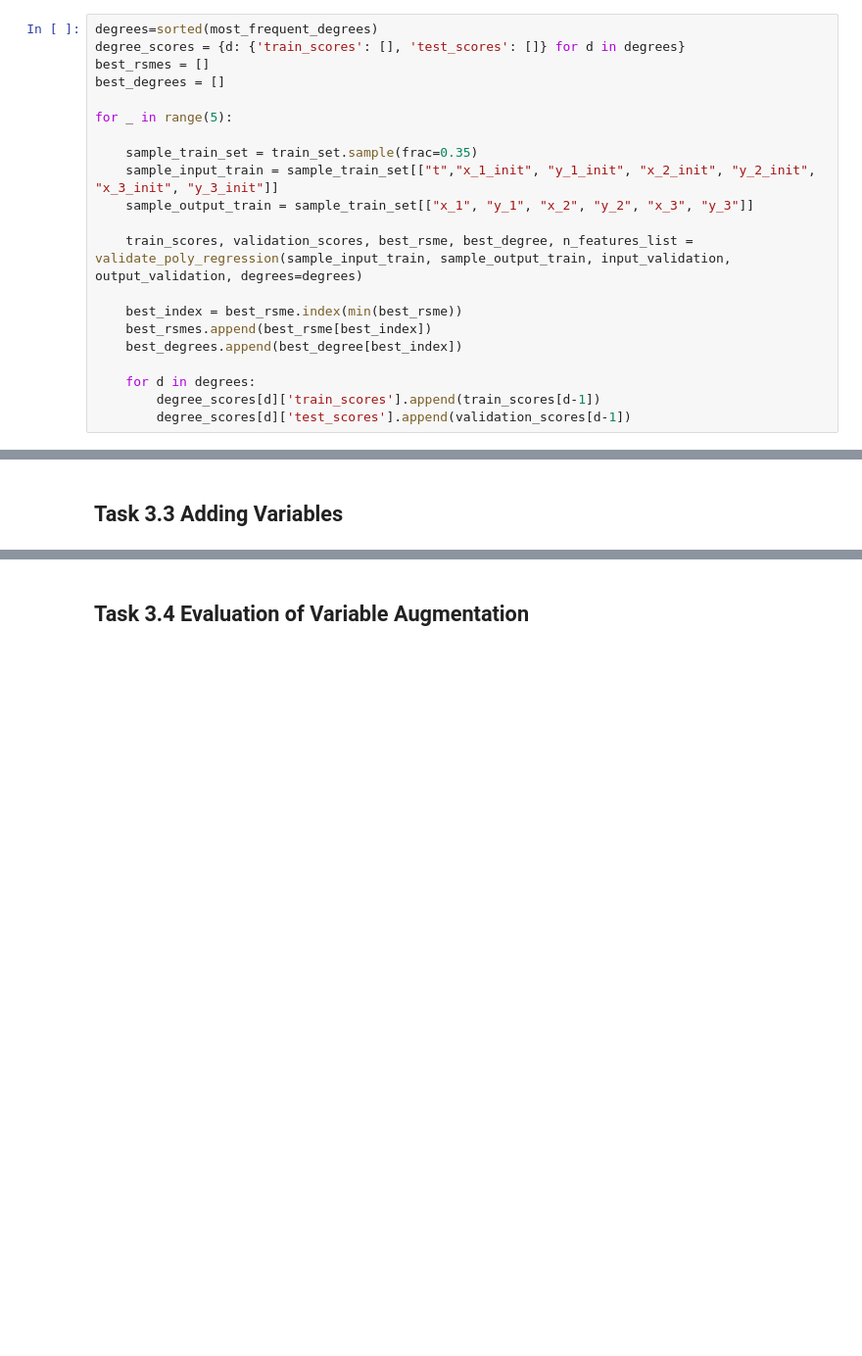
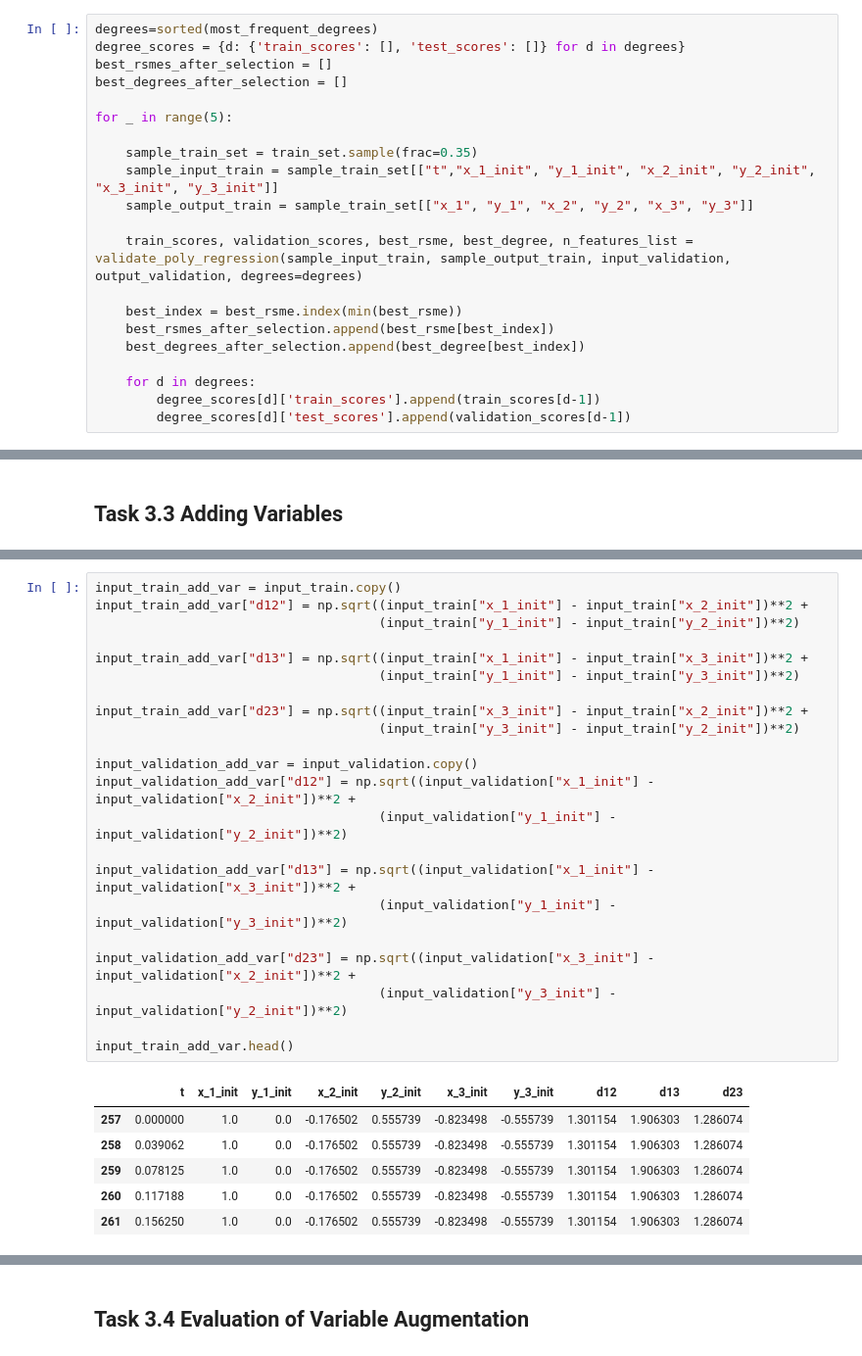
Before and after one commit to AgnJed/ML_the_3-body_problem, a Jupyter notebook: machine-learning-nova-1.ipynb, the cells around one changed output, grey strips where cells are left out. Shown at 98% size. Drawn from its saved outputs; the diff is of its cells as text; blank space fills up the shorter version.

```diff
--- a/machine-learning-nova-1.ipynb
+++ b/machine-learning-nova-1.ipynb
@@ -423,8 +447,8 @@ Top 3 most frequent degrees: [1, 2, 3]
 # %%
 degrees=sorted(most_frequent_degrees)
 degree_scores = {d: {'train_scores': [], 'test_scores': []} for d in degrees}
-best_rsmes = []
-best_degrees = []
+best_rsmes_after_selection = []
+best_degrees_after_selection = []
 
 for _ in range(5):
 
@@ -435,8 +459,8 @@ for _ in range(5):
     train_scores, validation_scores, best_rsme, best_degree, n_features_list = validate_poly_regression(sample_input_train, sample_output_train, input_validation, output_validation, degrees=degrees)
 
     best_index = best_rsme.index(min(best_rsme))
-    best_rsmes.append(best_rsme[best_index])
-    best_degrees.append(best_degree[best_index])
+    best_rsmes_after_selection.append(best_rsme[best_index])
+    best_degrees_after_selection.append(best_degree[best_index])
 
     for d in degrees:
         degree_scores[d]['train_scores'].append(train_scores[d-1])
@@ -501,0 +628,29 @@ plot_y_yhat(output_validation.to_numpy(), pd.DataFrame(output_val_predict).to_nu
+# %%
+input_train_add_var = input_train.copy()
+input_train_add_var["d12"] = np.sqrt((input_train["x_1_init"] - input_train["x_2_init"])**2 +
+                                     (input_train["y_1_init"] - input_train["y_2_init"])**2)
+
+input_train_add_var["d13"] = np.sqrt((input_train["x_1_init"] - input_train["x_3_init"])**2 +
+                                     (input_train["y_1_init"] - input_train["y_3_init"])**2)
+
+input_train_add_var["d23"] = np.sqrt((input_train["x_3_init"] - input_train["x_2_init"])**2 +
+                                     (input_train["y_3_init"] - input_train["y_2_init"])**2)
+
+input_validation_add_var = input_validation.copy()
+input_validation_add_var["d12"] = np.sqrt((input_validation["x_1_init"] - input_validation["x_2_init"])**2 +
+                                     (input_validation["y_1_init"] - input_validation["y_2_init"])**2)
+
+input_validation_add_var["d13"] = np.sqrt((input_validation["x_1_init"] - input_validation["x_3_init"])**2 +
+                                     (input_validation["y_1_init"] - input_validation["y_3_init"])**2)
+
+input_validation_add_var["d23"] = np.sqrt((input_validation["x_3_init"] - input_validation["x_2_init"])**2 +
+                                     (input_validation["y_3_init"] - input_validation["y_2_init"])**2)
+
+input_train_add_var.head()
+# %% [output]
+|  | t | x_1_init | y_1_init | x_2_init | y_2_init | x_3_init | y_3_init | d12 | d13 | d23 |
+| 257 | 0.000000 | 1.0 | 0.0 | -0.176502 | 0.555739 | -0.823498 | -0.555739 | 1.301154 | 1.906303 | 1.286074 |
+| 258 | 0.039062 | 1.0 | 0.0 | -0.176502 | 0.555739 | -0.823498 | -0.555739 | 1.301154 | 1.906303 | 1.286074 |
+| 259 | 0.078125 | 1.0 | 0.0 | -0.176502 | 0.555739 | -0.823498 | -0.555739 | 1.301154 | 1.906303 | 1.286074 |
+| 260 | 0.117188 | 1.0 | 0.0 | -0.176502 | 0.555739 | -0.823498 | -0.555739 | 1.301154 | 1.906303 | 1.286074 |
+| 261 | 0.156250 | 1.0 | 0.0 | -0.176502 | 0.555739 | -0.823498 | -0.555739 | 1.301154 | 1.906303 | 1.286074 |
```
Also changed, not shown: parts of 44 cells of this notebook.
